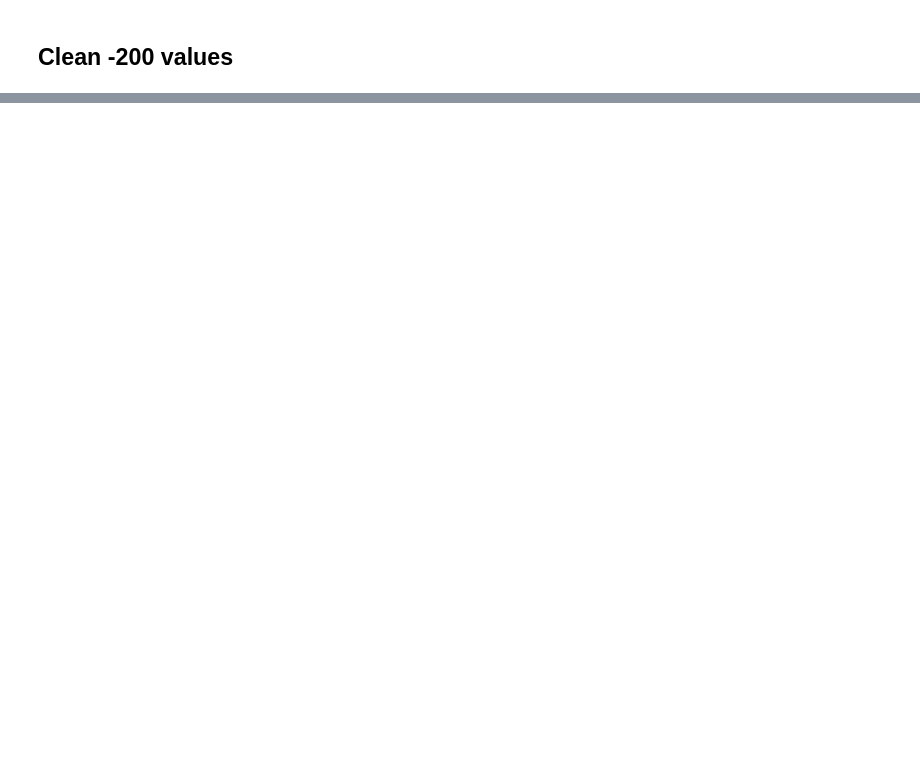
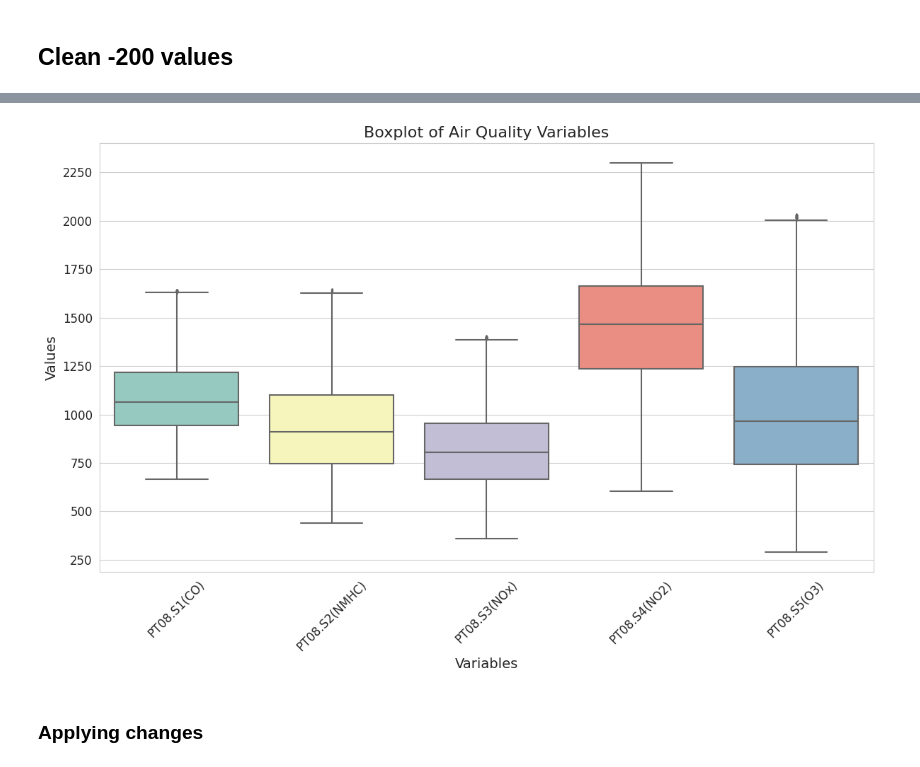
Before and after one commit to miiky976/dl4td_aq, a Jupyter notebook: Master/00Data.ipynb, the cells around one changed output, grey strips where cells are left out. Saved outputs shown, nothing was run; the diff lists cells and outputs as text; code cells hidden in the pictures; blank space fills up the shorter version.

```diff
--- a/Master/00Data.ipynb
+++ b/Master/00Data.ipynb
@@ -184,0 +445,18 @@ plt.show()
+# %%
+Q1 = data.quantile(0.25, numeric_only=True)
+Q3 = data.quantile(0.75, numeric_only=True)
+IQR = Q3 - Q1
+
+scale = 1.4
+lower_lim = Q1 - scale*IQR
+upper_lim = Q3 + scale*IQR
+# %%
+cols = data.columns[:5]  # Look for outliers in columns starting from CO(GT)
+
+lower_lim = lower_lim[cols]
+upper_lim = upper_lim[cols]
+
+condition = ~((data[cols] < lower_lim) | (data[cols] > upper_lim)).any(axis=1)
+
+# Generate a new DataFrame with outliers removed
+dataS = data[condition]
@@ -184,0 +479,6 @@ plt.show()
+# %%
+Boxplot(dataS)
+# %% [output]
+[figure, added]
+# %% [markdown]
+### Applying changes
```
Also changed, not shown: parts of 34 cells of this notebook, 6 other files.
